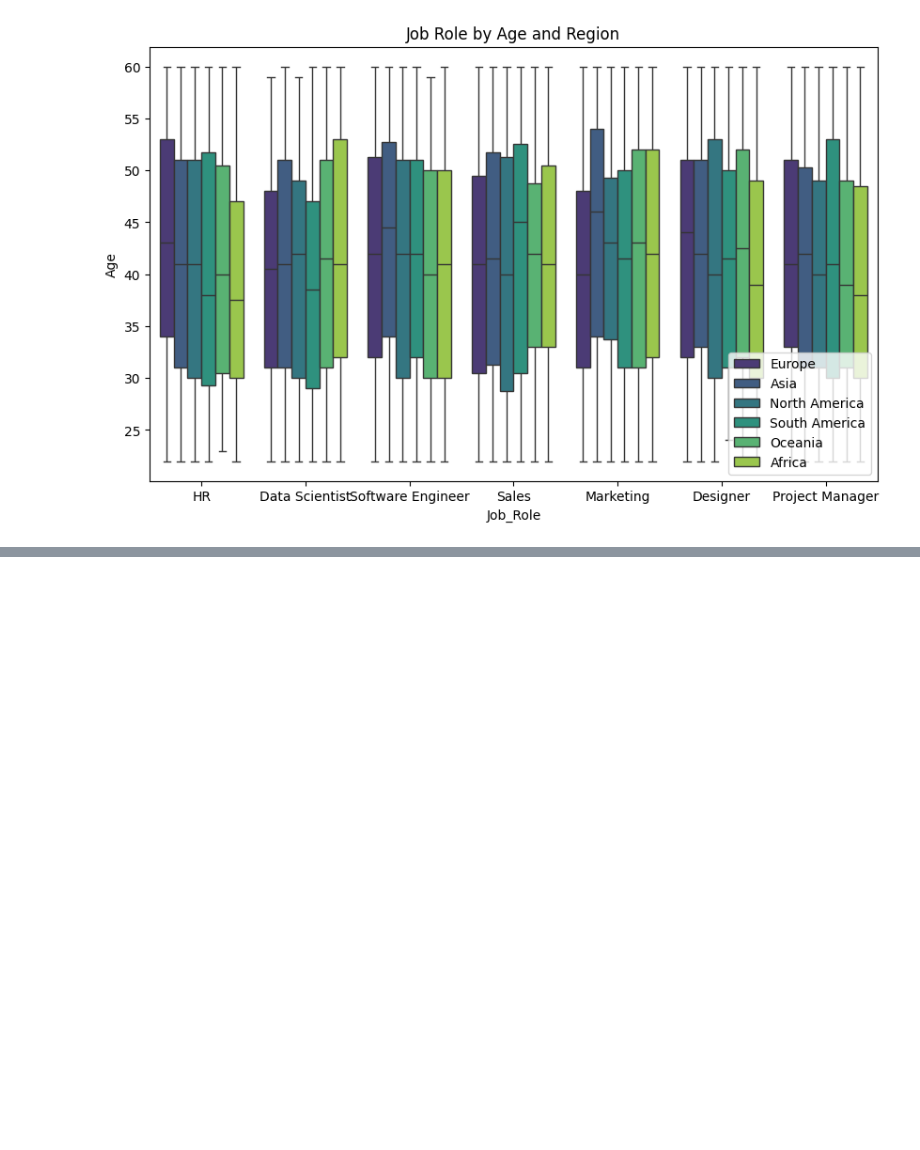
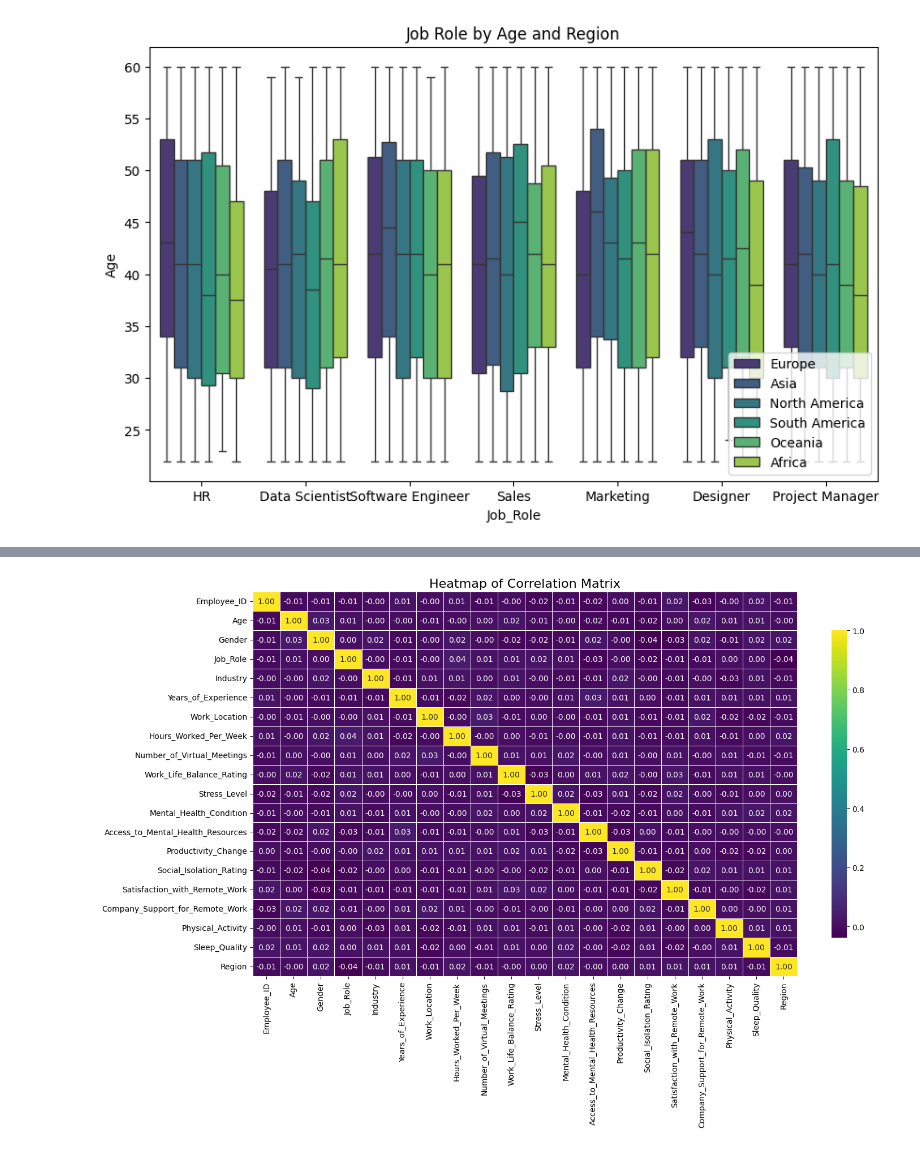
Before and after one commit to AdrienPiette/Mental_health_model, a Jupyter notebook: Analysing/analysing.ipynb, the cells around one changed output, grey strips where cells are left out. Saved outputs shown, nothing was run; the diff lists cells and outputs as text; code cells hidden in the pictures; blank space fills up the shorter version.

```diff
--- a/Analysing/analysing.ipynb
+++ b/Analysing/analysing.ipynb
@@ -70,0 +106,32 @@ TypeError: Cannot pass values for both `x` and `y`.
+# %%
+# Instantiate the label encoder
+labelencoder = LabelEncoder()
+
+# Function to label-encode categorical columns
+def label_encode(data):
+    for col in data.columns:
+        if data[col].dtype == 'object':  # Encode only categorical (object) columns
+            data[col] = labelencoder.fit_transform(data[col])
+    return data
+
+# Apply the label encoding to the dataset
+data = label_encode(data)
+# %%
+
+# Plot the heatmap
+plt.figure(figsize=(15, 10))  # Set the figure size
+sns.heatmap(
+    data.corr(),          # Correlation matrix
+    annot=True,           # Annotate each cell with the correlation coefficient
+    fmt=".2f",            # Format the annotations to 2 decimal places
+    cmap='viridis',       # Colormap
+    linewidths=0.5,       # Add lines between cells for better readability
+    cbar_kws={'shrink': 0.8}  # Shrink the color bar
+)
+plt.title('Heatmap of Correlation Matrix', fontsize=16)
+plt.xticks(rotation=90)  # Rotate x-axis labels for readability
+plt.yticks(rotation=0)   # Keep y-axis labels horizontal
+plt.tight_layout()       # Adjust the layout to fit everything nicely
+plt.show()
+# %% [output]
+[figure, added]
```
Also changed, not shown: parts of 6 cells of this notebook, 5 other files.
